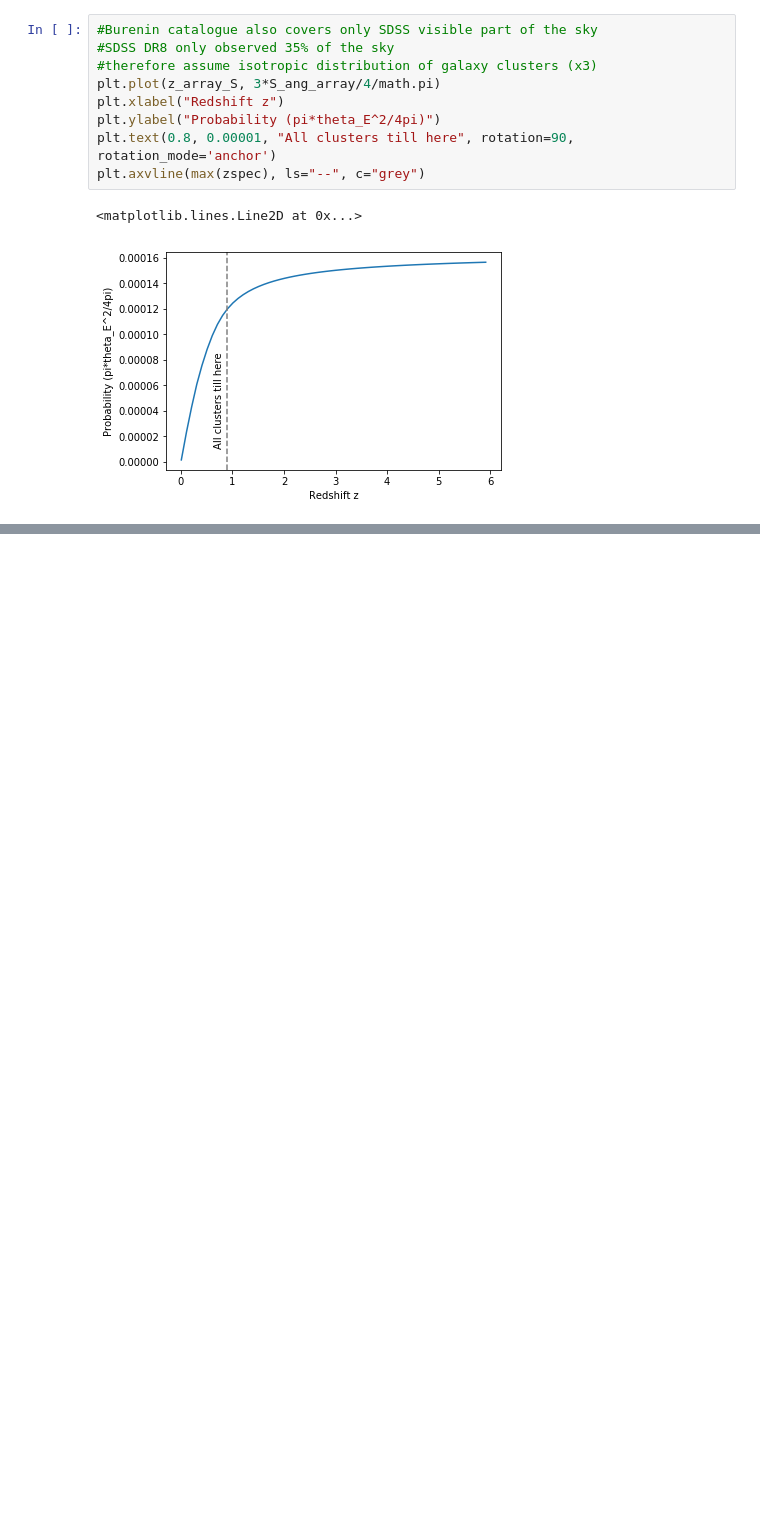
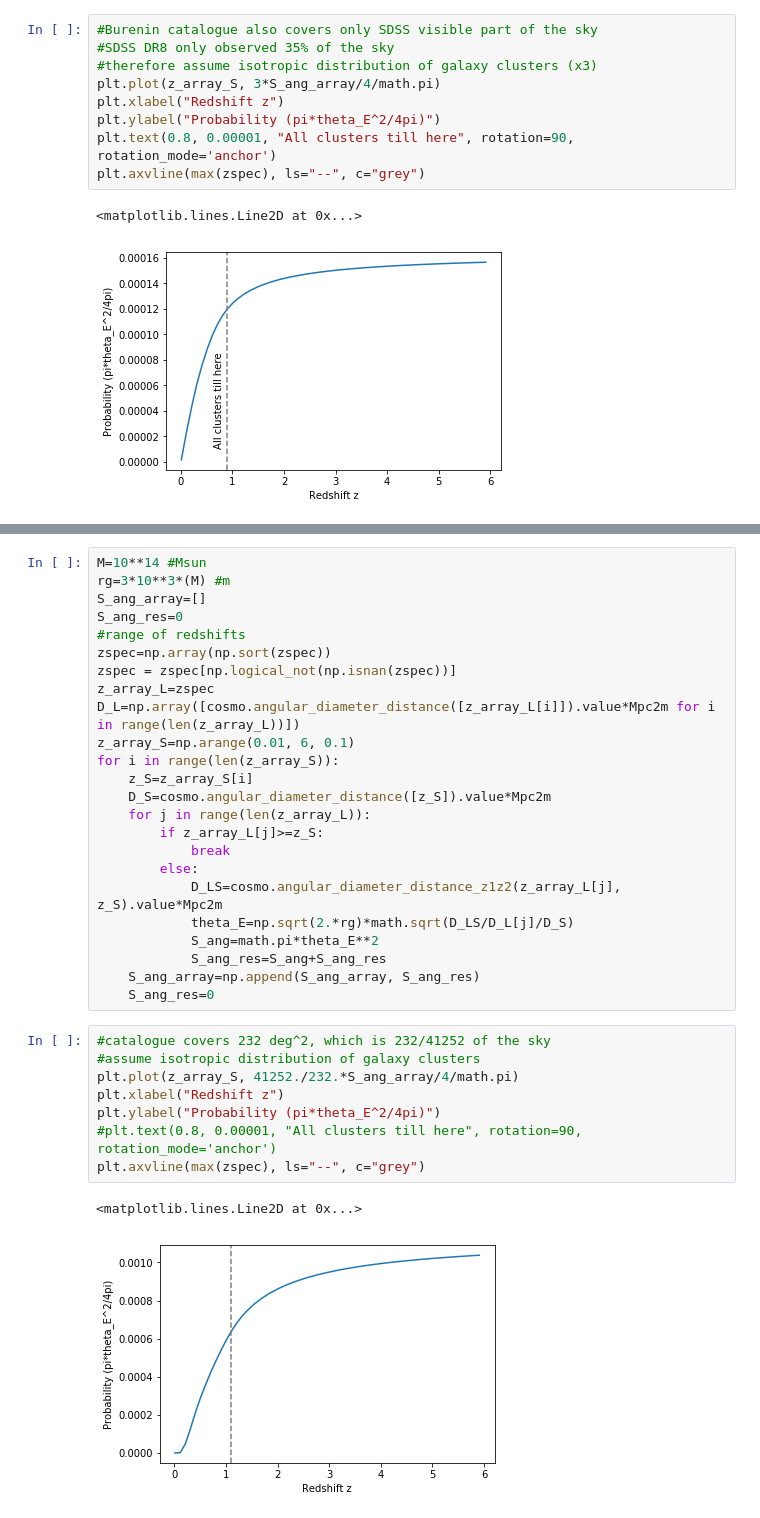
Before and after one commit to natazipper/GWs_vs_PTAs, a Jupyter notebook: lensing_cat.ipynb, the cells around one changed output, grey strips where cells are left out. Saved outputs shown, nothing was run; the diff lists cells and outputs as text; blank space fills up the shorter version.

```diff
--- a/lensing_cat.ipynb
+++ b/lensing_cat.ipynb
@@ -141,0 +157,35 @@ plt.axvline(max(zspec), ls="--", c="grey")
+# %%
+M=10**14 #Msun
+rg=3*10**3*(M) #m
+S_ang_array=[]
+S_ang_res=0
+#range of redshifts
+zspec=np.array(np.sort(zspec))
+zspec = zspec[np.logical_not(np.isnan(zspec))]
+z_array_L=zspec
+D_L=np.array([cosmo.angular_diameter_distance([z_array_L[i]]).value*Mpc2m for i in range(len(z_array_L))])
+z_array_S=np.arange(0.01, 6, 0.1)
+for i in range(len(z_array_S)):
+    z_S=z_array_S[i]
+    D_S=cosmo.angular_diameter_distance([z_S]).value*Mpc2m
+    for j in range(len(z_array_L)):
+        if z_array_L[j]>=z_S:
+            break
+        else:
+            D_LS=cosmo.angular_diameter_distance_z1z2(z_array_L[j], z_S).value*Mpc2m
+            theta_E=np.sqrt(2.*rg)*math.sqrt(D_LS/D_L[j]/D_S)
+            S_ang=math.pi*theta_E**2
+            S_ang_res=S_ang+S_ang_res
+    S_ang_array=np.append(S_ang_array, S_ang_res)
+    S_ang_res=0
+# %%
+#catalogue covers 232 deg^2, which is 232/41252 of the sky
+#assume isotropic distribution of galaxy clusters
+plt.plot(z_array_S, 41252./232.*S_ang_array/4/math.pi)
+plt.xlabel("Redshift z")
+plt.ylabel("Probability (pi*theta_E^2/4pi)")
+#plt.text(0.8, 0.00001, "All clusters till here", rotation=90, rotation_mode='anchor')
+plt.axvline(max(zspec), ls="--", c="grey")
+# %% [output]
+<matplotlib.lines.Line2D at 0x...>
+[figure, added]
```
Also changed, not shown: parts of 4 cells of this notebook.
